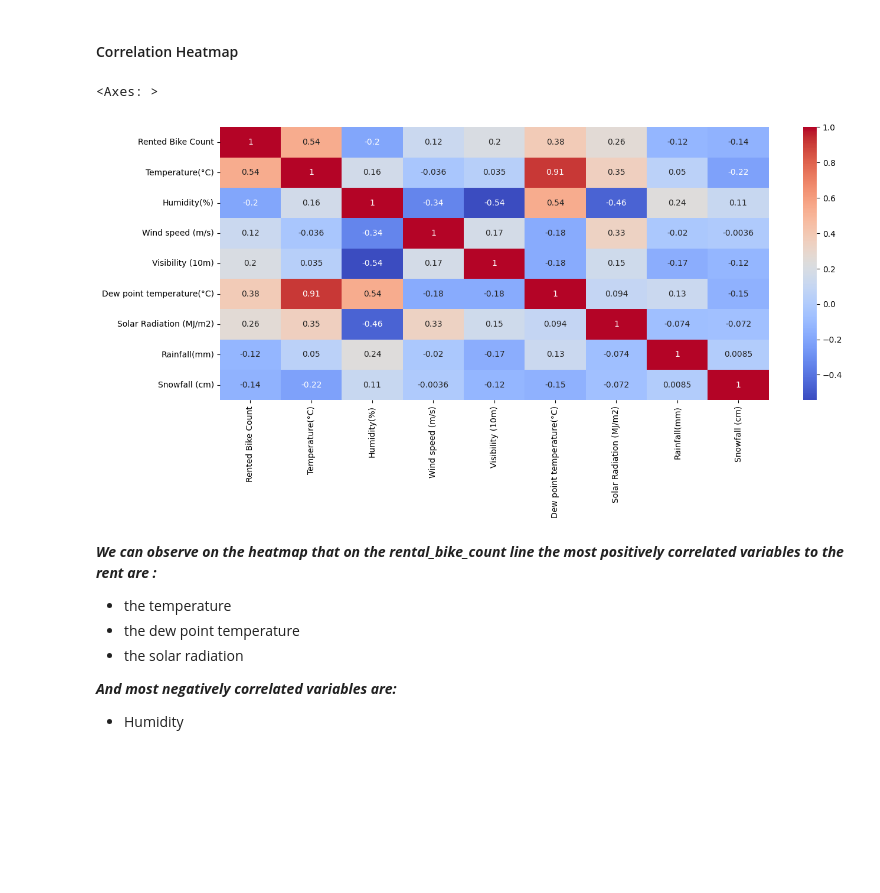
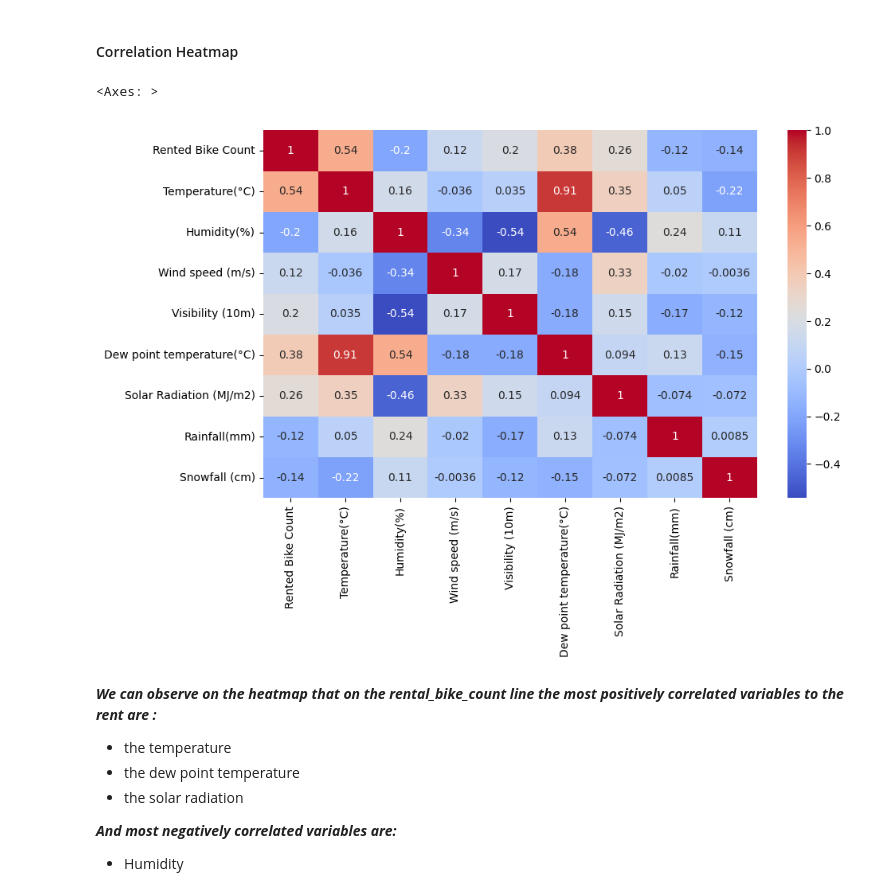
Before and after one commit to Bhoomikadayal/casptone-project---2-Regression, a Jupyter notebook: Bike_Sharing_Demand_Remake.ipynb, the cells around one changed output. Cells and saved outputs as stored; diff of their text form; code cells hidden in the pictures; blank space fills up the shorter version.

```diff
--- a/Bike_Sharing_Demand_Remake.ipynb
+++ b/Bike_Sharing_Demand_Remake.ipynb
@@ -628,12 +619,12 @@ df.corr()
 # %%
 # Correlation Heatmap visualization code
 ## plot the Correlation matrix
-plt.figure(figsize=(15,6))
+plt.figure(figsize=(10,6))
 correlation=df.corr()
 sns.heatmap((correlation), annot=True,cmap='coolwarm')
 # %% [output]
 <Axes: >
-[figure, old version]
+[figure, new version]
 # %% [markdown]
 ***We can observe on the heatmap that on the rental_bike_count line the most positively correlated variables to the rent are :***
 
```
Also changed, not shown: parts of 65 cells of this notebook.
